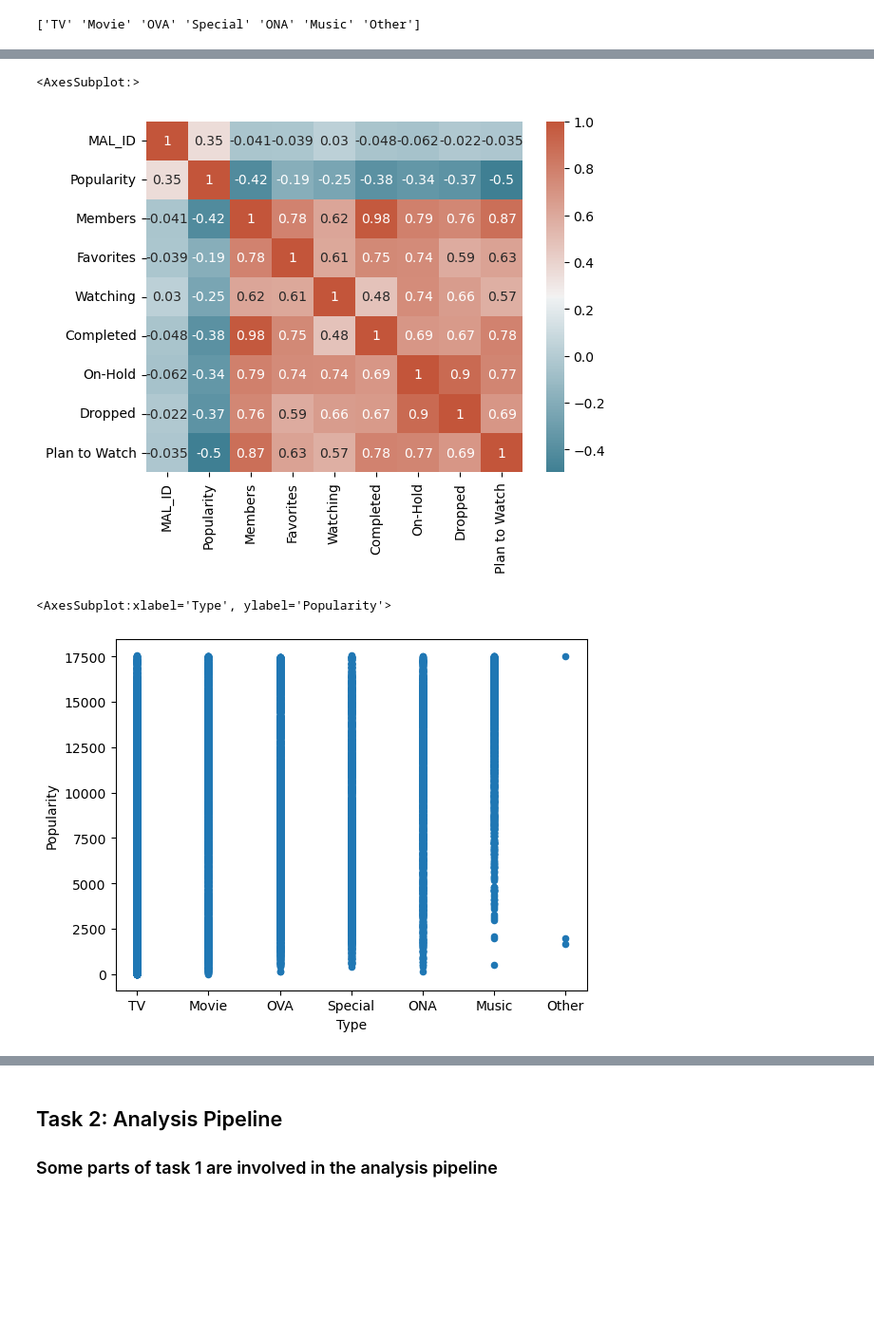
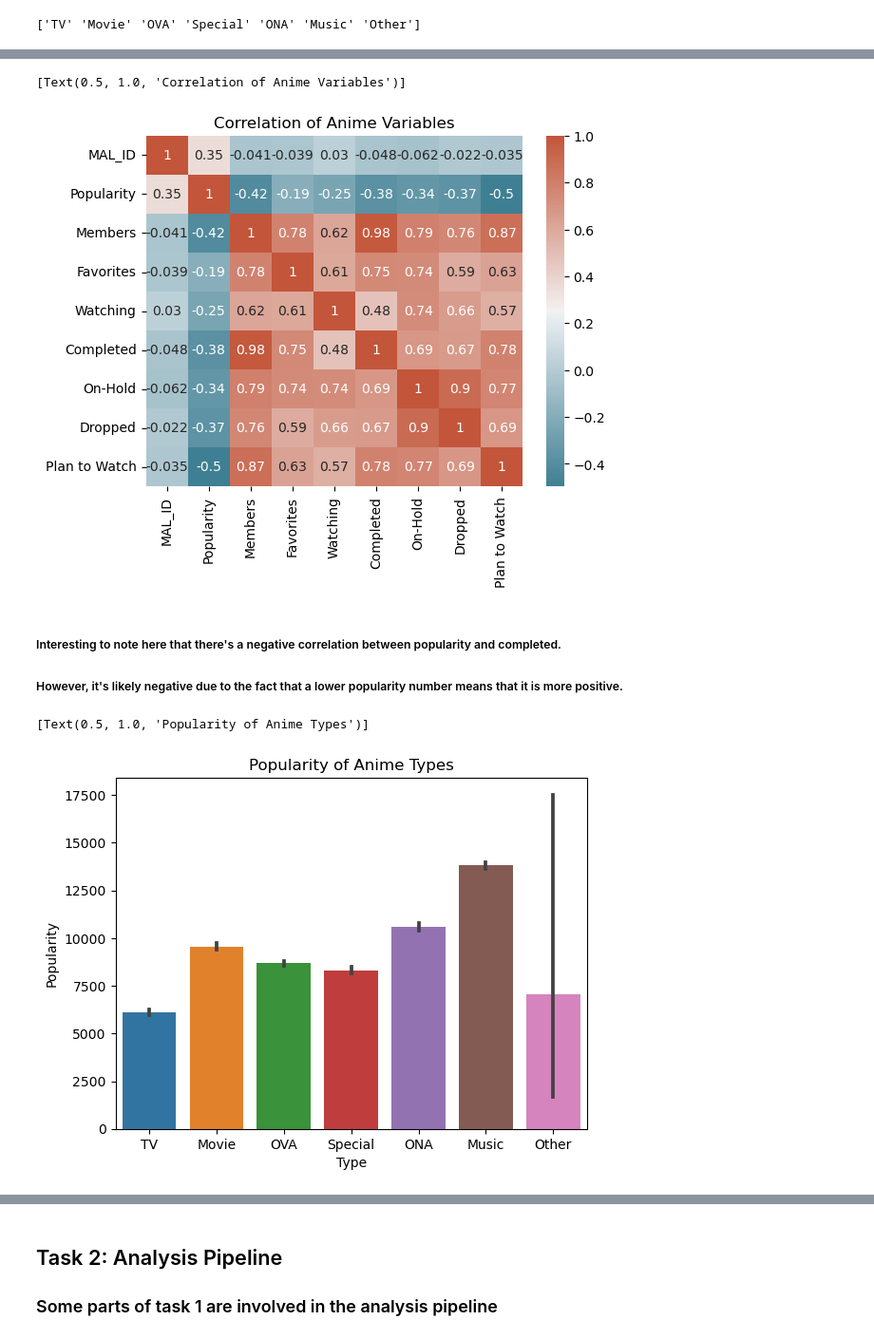
Before and after one commit to ubco-W2022T1-cosc301/project-group12, a Jupyter notebook: notebooks/analysis1.ipynb, the cells around one changed output, grey strips where cells are left out. Shown at 95% size. Drawn from its saved outputs; the diff is of its cells as text; code cells hidden in the pictures; blank space fills up the shorter version.

```diff
--- a/notebooks/analysis1.ipynb
+++ b/notebooks/analysis1.ipynb
@@ -98,14 +100,14 @@ df_cleaned.describe().apply(lambda s: s.apply(lambda x: format(x, 'f')))
 # %%
 corr = df_cleaned.corr()# plot the heatmap
-sns.heatmap(corr, xticklabels=corr.columns, yticklabels=corr.columns, annot=True, cmap=sns.diverging_palette(220, 20, as_cmap=True))
-#interesting to note here that there's a negative correlation between popularity and completed.
-#however, it's likely negative due to the fact that a lower popularity number means that it is more positive.
+sns.heatmap(corr, xticklabels=corr.columns, yticklabels=corr.columns, annot=True, cmap=sns.diverging_palette(220, 20, as_cmap=True)).set(title='Correlation of Anime Variables')
 # %% [output]
-<AxesSubplot:>
+[Text(0.5, 1.0, 'Correlation of Anime Variables')]
-[figure, old version]
+[figure, new version]
+# %% [markdown]
+##### Interesting to note here that there's a negative correlation between popularity and completed.
+##### However, it's likely negative due to the fact that a lower popularity number means that it is more positive.
 # %%
-df_cleaned.plot(kind='scatter', x='Type',y='Popularity')
-#You can see here that overall, types such as Music, Special Type and Other generally aren't as popular as more common types like TV, Movie or OVA.
+sns.barplot(df_cleaned, x='Type',y='Popularity').set(title='Popularity of Anime Types')
 # %% [output]
-<AxesSubplot:xlabel='Type', ylabel='Popularity'>
+[Text(0.5, 1.0, 'Popularity of Anime Types')]
-[figure, old version]
+[figure, new version]
```
Also changed, not shown: parts of 36 cells of this notebook, 2 other files.
